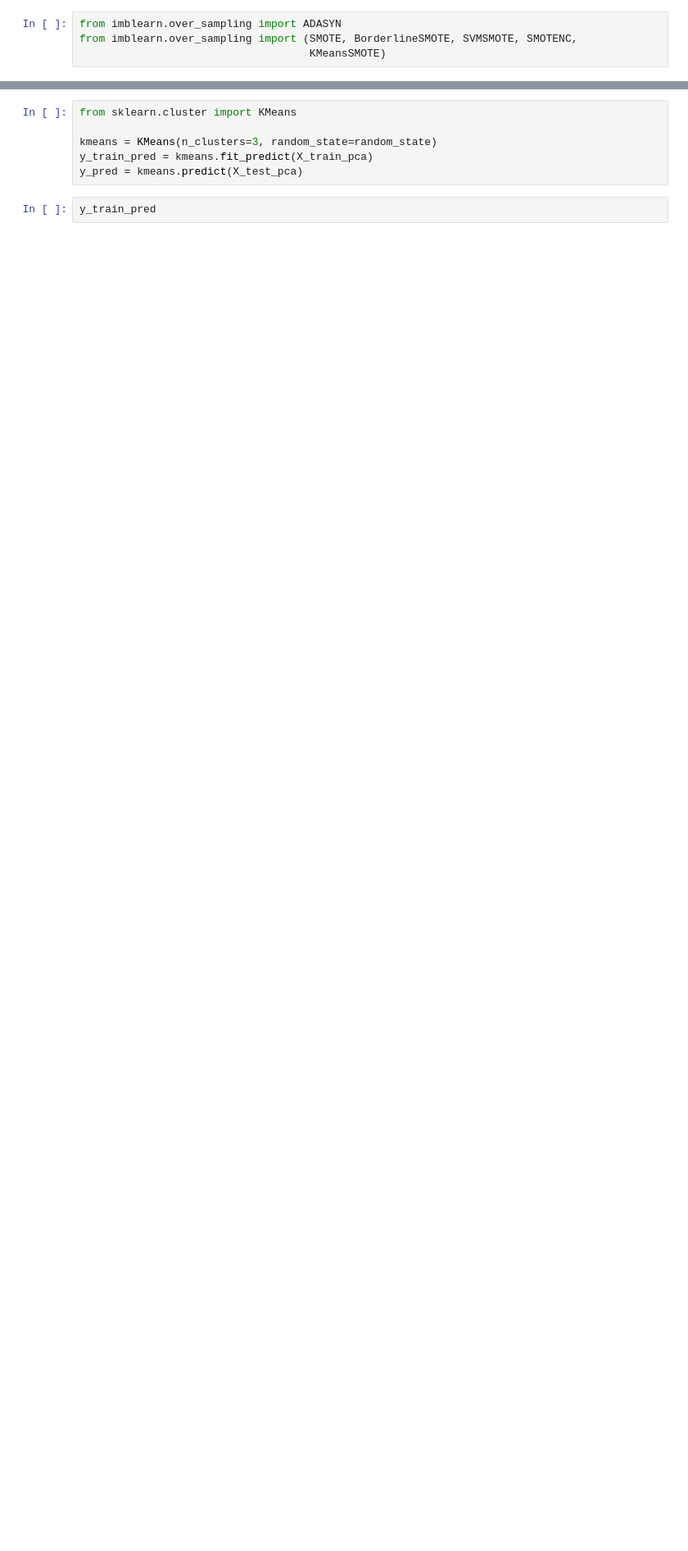
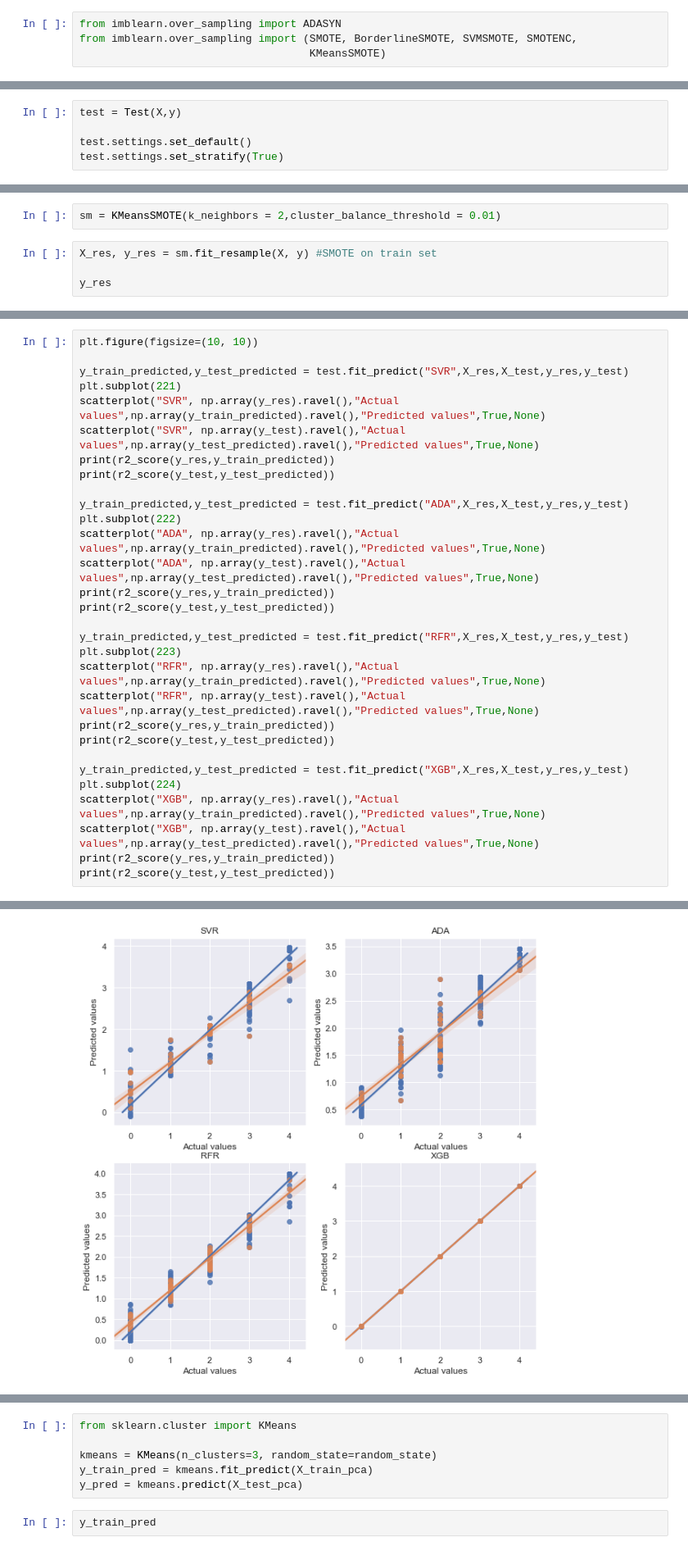
Before and after one commit to duythongvt1/URA-Projects, a Jupyter notebook: CornData/Corn2.ipynb, the cells around one changed output, grey strips where cells are left out. Shown at 82% size. Drawn from its saved outputs; the diff is of its cells as text; blank space fills up the shorter version.

```diff
--- a/CornData/Corn2.ipynb
+++ b/CornData/Corn2.ipynb
@@ -875,0 +889,5 @@ from imblearn.over_sampling import (SMOTE, BorderlineSMOTE, SVMSMOTE, SMOTENC,
+# %%
+test = Test(X,y)
+
+test.settings.set_default()
+test.settings.set_stratify(True)
@@ -875,0 +900,6 @@ from imblearn.over_sampling import (SMOTE, BorderlineSMOTE, SVMSMOTE, SMOTENC,
+# %%
+sm = KMeansSMOTE(k_neighbors = 2,cluster_balance_threshold = 0.01)
+# %%
+X_res, y_res = sm.fit_resample(X, y) #SMOTE on train set
+
+y_res
@@ -875,0 +924,31 @@ from imblearn.over_sampling import (SMOTE, BorderlineSMOTE, SVMSMOTE, SMOTENC,
+# %%
+plt.figure(figsize=(10, 10))
+
+y_train_predicted,y_test_predicted = test.fit_predict("SVR",X_res,X_test,y_res,y_test)
+plt.subplot(221)
+scatterplot("SVR", np.array(y_res).ravel(),"Actual values",np.array(y_train_predicted).ravel(),"Predicted values",True,None)
+scatterplot("SVR", np.array(y_test).ravel(),"Actual values",np.array(y_test_predicted).ravel(),"Predicted values",True,None)
+print(r2_score(y_res,y_train_predicted))
+print(r2_score(y_test,y_test_predicted))
+
+y_train_predicted,y_test_predicted = test.fit_predict("ADA",X_res,X_test,y_res,y_test)
+plt.subplot(222)
+scatterplot("ADA", np.array(y_res).ravel(),"Actual values",np.array(y_train_predicted).ravel(),"Predicted values",True,None)
+scatterplot("ADA", np.array(y_test).ravel(),"Actual values",np.array(y_test_predicted).ravel(),"Predicted values",True,None)
+print(r2_score(y_res,y_train_predicted))
+print(r2_score(y_test,y_test_predicted))
+
+y_train_predicted,y_test_predicted = test.fit_predict("RFR",X_res,X_test,y_res,y_test)
+plt.subplot(223)
+scatterplot("RFR", np.array(y_res).ravel(),"Actual values",np.array(y_train_predicted).ravel(),"Predicted values",True,None)
+scatterplot("RFR", np.array(y_test).ravel(),"Actual values",np.array(y_test_predicted).ravel(),"Predicted values",True,None)
+print(r2_score(y_res,y_train_predicted))
+print(r2_score(y_test,y_test_predicted))
+
+y_train_predicted,y_test_predicted = test.fit_predict("XGB",X_res,X_test,y_res,y_test)
+plt.subplot(224)
+scatterplot("XGB", np.array(y_res).ravel(),"Actual values",np.array(y_train_predicted).ravel(),"Predicted values",True,None)
+scatterplot("XGB", np.array(y_test).ravel(),"Actual values",np.array(y_test_predicted).ravel(),"Predicted values",True,None)
+print(r2_score(y_res,y_train_predicted))
+print(r2_score(y_test,y_test_predicted))
+# %% [output]
@@ -875,0 +963 @@ from imblearn.over_sampling import (SMOTE, BorderlineSMOTE, SVMSMOTE, SMOTENC,
+[figure, added]
```
Also changed, not shown: parts of 17 cells of this notebook, 1 other file.
